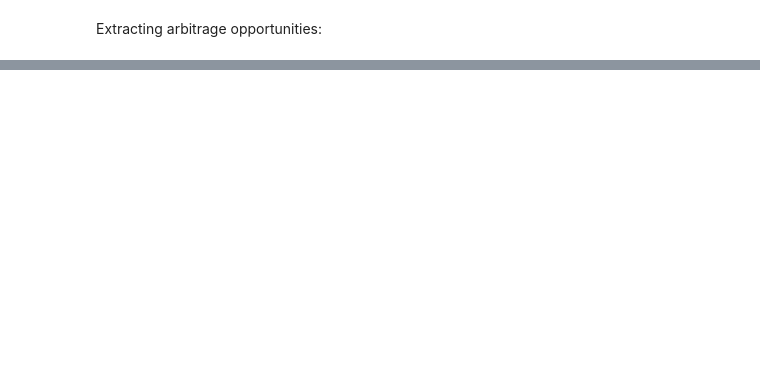
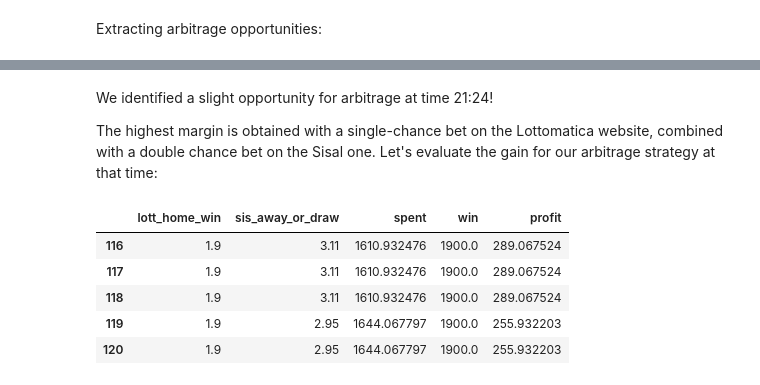
Before and after one commit to GabrieleDiCorato/aida-arbitrage-betting, a Jupyter notebook: notebooks/arbitrage_analysis.ipynb, the cells around one changed output, grey strips where cells are left out. Cells and saved outputs as stored; diff of their text form; code cells hidden in the pictures; blank space fills up the shorter version.

```diff
--- a/notebooks/arbitrage_analysis.ipynb
+++ b/notebooks/arbitrage_analysis.ipynb
@@ -342,8 +342,6 @@ Calculating arbitrage ratio for series: lott_away_win, sis_home_or_draw, None
 # %% [markdown]
 Extracting arbitrage opportunities:
 # %%
-arbitrage_ratios = arbitrage_ratios.dropna(axis=0, how="all"
-
-arbitr
-arbitrage_ratios = arbitrage_ratios.set_index("lott_timestamp")
+arbitrage_opportunitites = arbitrage_ratios[arbitrage_ratios.iloc[:,2:] < 1].dropna(how='all', axis=0).dropna(how='all', axis=1).head()
+arbitrage_opportunitites
 # %% [output]
@@ -350,0 +355,18 @@ NameError: name 'arbitr' is not defined
+# %% [markdown]
+We identified a slight opportunity for arbitrage at time 21:24!
+
+The highest margin is obtained with a single-chance bet on the Lottomatica website, combined with a double chance bet on the Sisal one. Let's evaluate the gain for our arbitrage strategy at that time:
+# %%
+arbitrageable_odds = merged_odds[merged_odds["sis_timestamp"].isin(arbitrage_opportunitites.index)].copy()[["lott_home_win", "sis_away_or_draw"]]
+arbitrageable_odds["spent"] = 1000 + 1000 * (arbitrageable_odds["lott_home_win"] / arbitrageable_odds["sis_away_or_draw"])
+arbitrageable_odds["win"] = 1000 * arbitrageable_odds["lott_home_win"]
+arbitrageable_odds["profit"] = arbitrageable_odds["win"] - arbitrageable_odds["spent"]
+
+arbitrageable_odds
+# %% [output]
+|  | lott_home_win | sis_away_or_draw | spent | win | profit |
+| 116 | 1.9 | 3.11 | 1610.932476 | 1900.0 | 289.067524 |
+| 117 | 1.9 | 3.11 | 1610.932476 | 1900.0 | 289.067524 |
+| 118 | 1.9 | 3.11 | 1610.932476 | 1900.0 | 289.067524 |
+| 119 | 1.9 | 2.95 | 1644.067797 | 1900.0 | 255.932203 |
+| 120 | 1.9 | 2.95 | 1644.067797 | 1900.0 | 255.932203 |
```
Also changed, not shown: parts of 9 cells of this notebook.
